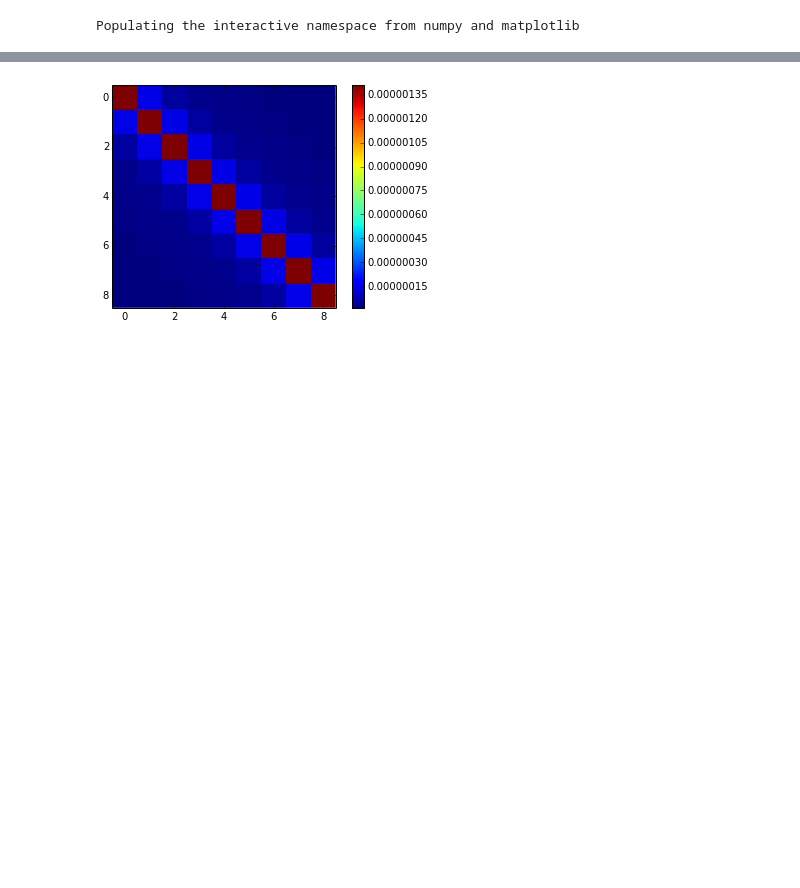
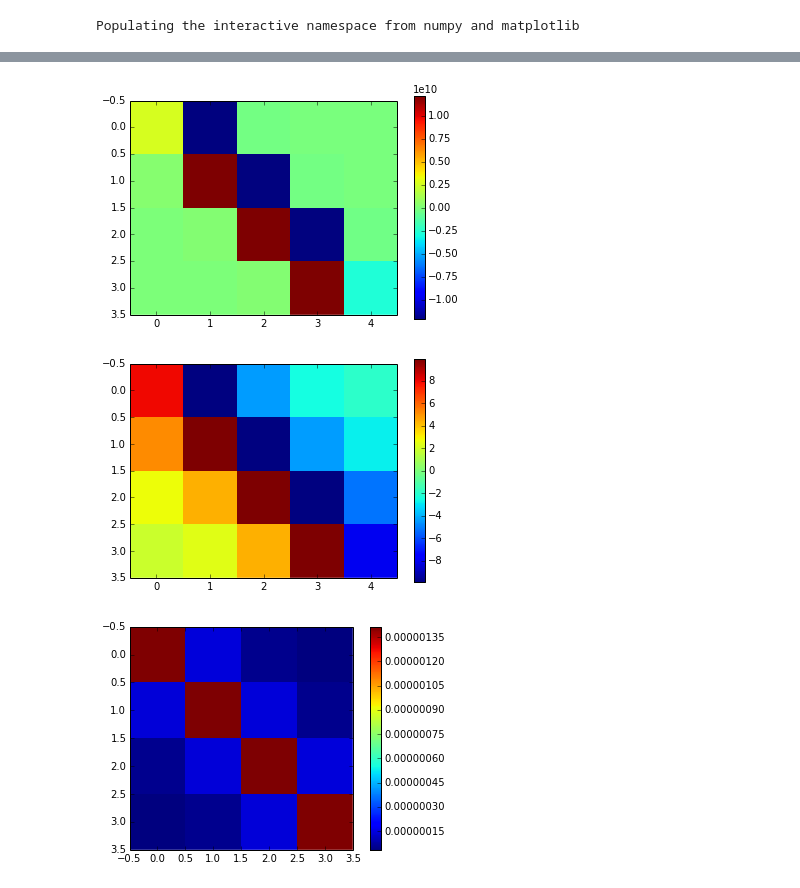
Before and after one commit to BrantCarlson/microTDFL, a Jupyter notebook: microTDFL.ipynb, the cells around one changed output, grey strips where cells are left out. Saved outputs shown, nothing was run; the diff lists cells and outputs as text; code cells hidden in the pictures; blank space fills up the shorter version.

```diff
--- a/microTDFL.ipynb
+++ b/microTDFL.ipynb
@@ -63,14 +87,14 @@ def straightLine(n, dx):
     adj = (concatenate((-identity(n - 1), zeros((1, n - 1)))) + concatenate((zeros((1, n - 1)), identity(n - 1)))).astype(int)
     return qseg, iseg, idir, adj
 # %%
-n = 10 # number of charge segments (one greater than number of current segments)
-dt = 35e-9
+n = 5 # number of charge segments (one greater than number of current segments)
 dx = 5
+dt = 35e-9 ;        dt = (n - 1) * dx / constants.c / 2
 a = 0.003
 R = 10 * dx # resistance between adjacent charges
 E_app = 100000
 
 qseg, iseg, idir, adj = straightLine(n, dx)
 steps = timeStepsNeeded(qseg, iseg, dt)
-qhist = zeros((steps - 1, n))
-ihist = zeros((steps - 1, n - 1))
+qhist = zeros((steps, n))
+ihist = zeros((steps, n - 1))
@@ -77,9 +113,17 @@ ihist = zeros((steps - 1, n - 1))
 # %%
 R2 = computeR2StraightLine(n, dx, a, 101)
 R1L = computeR1LStraightLine(n, dx, a, 101)
 R1T = computeR1TStraightLine(n, dx, a, 101)
+imshow(R2, interpolation='none')
+colorbar()
+show()
+imshow(R1L, interpolation='none')
+colorbar()
+show()
 imshow(R1T, interpolation='none')
 colorbar()
 show()
 # %% [output]
-[figure, old version]
+[figure, new version]
+[figure, added]
+[figure, added]
```
Also changed, not shown: parts of 2 cells of this notebook.
